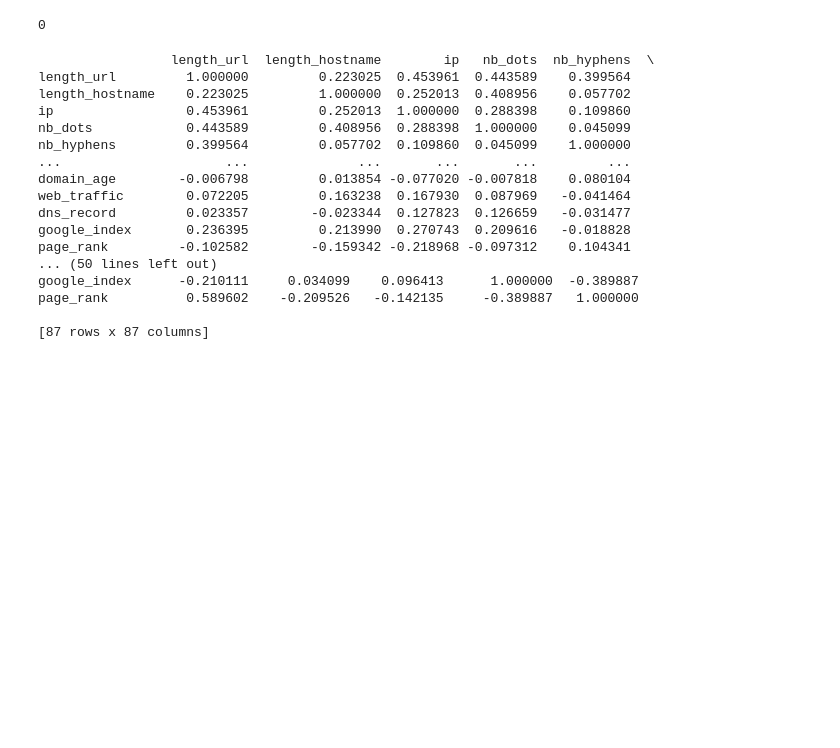
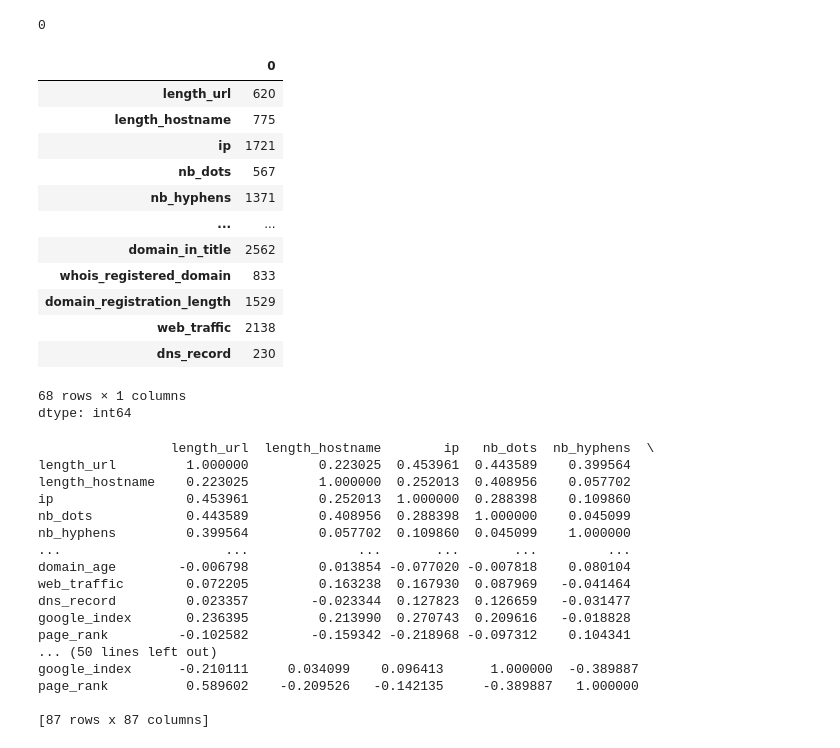
Before and after one commit to Rocking-Priya/2025-spring-B2, a Jupyter notebook: Week6.ipynb, the cells around one changed output. Cells and saved outputs as stored; diff of their text form; code cells hidden in the pictures; blank space fills up the shorter version.

```diff
--- a/Week6.ipynb
+++ b/Week6.ipynb
@@ -144,6 +144,38 @@ dtype: int64
 data_1.duplicated().sum()
 # %% [output]
 0
+# %%
+numerical_features = data_1.select_dtypes(include=np.number)
+# %%
+
+# Calculate Q1, Q3, and IQR for each column
+Q1 = numerical_features.quantile(0.25)
+Q3 = numerical_features.quantile(0.75)
+IQR = Q3 - Q1
+
+# Find outliers
+outliers = ((numerical_features < (Q1 - 1.5 * IQR)) | (numerical_features > (Q3 + 1.5 * IQR)))
+
+# Count number of outliers in each column
+outlier_counts = outliers.sum()
+
+# Show columns with outliers
+outlier_counts[outlier_counts > 0]
+# %% [output]
+|  | 0 |
+| length_url | 620 |
+| length_hostname | 775 |
+| ip | 1721 |
+| nb_dots | 567 |
+| nb_hyphens | 1371 |
+| ... | ... |
+| domain_in_title | 2562 |
+| whois_registered_domain | 833 |
+| domain_registration_length | 1529 |
+| web_traffic | 2138 |
+| dns_record | 230 |
+68 rows × 1 columns
+dtype: int64
 # %%
 # Select only numerical features for correlation calculation
 numerical_features = data_1.select_dtypes(include=np.number)
```
Also changed, not shown: parts of 13 cells of this notebook.
